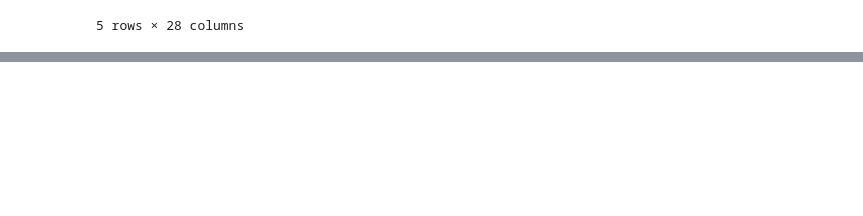
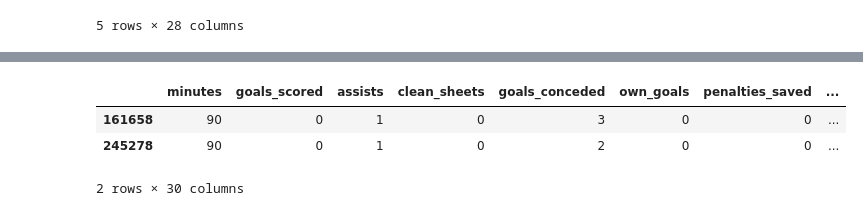
Before and after one commit to Ok3ks/Sports, a Jupyter notebook: prototypes/gameview.ipynb, the cells around one changed output, grey strips where cells are left out. Cells and saved outputs as stored; diff of their text form; code cells hidden in the pictures; blank space fills up the shorter version.

```diff
--- a/prototypes/gameview.ipynb
+++ b/prototypes/gameview.ipynb
@@ -178,0 +236,10 @@ a['player_name'].value_counts(ascending=False).plot(kind='bar')
+# %%
+goalkeeper_df = df[df["position"] == "Goalkeeper"][df['assists'] > 0]
+#goalkeeper_df.groupby('month', as_index = True).aggregate("sum")['assists']
+
+#goalkeeper_df.drop_duplicates()
+# %% [output]
+|  | minutes | goals_scored | assists | clean_sheets | goals_conceded | own_goals | penalties_saved | ... |
+| 161658 | 90 | 0 | 1 | 0 | 3 | 0 | 0 | ... |
+| 245278 | 90 | 0 | 1 | 0 | 2 | 0 | 0 | ... |
+2 rows × 30 columns
```
Also changed, not shown: parts of 9 cells of this notebook, 2 other files.
